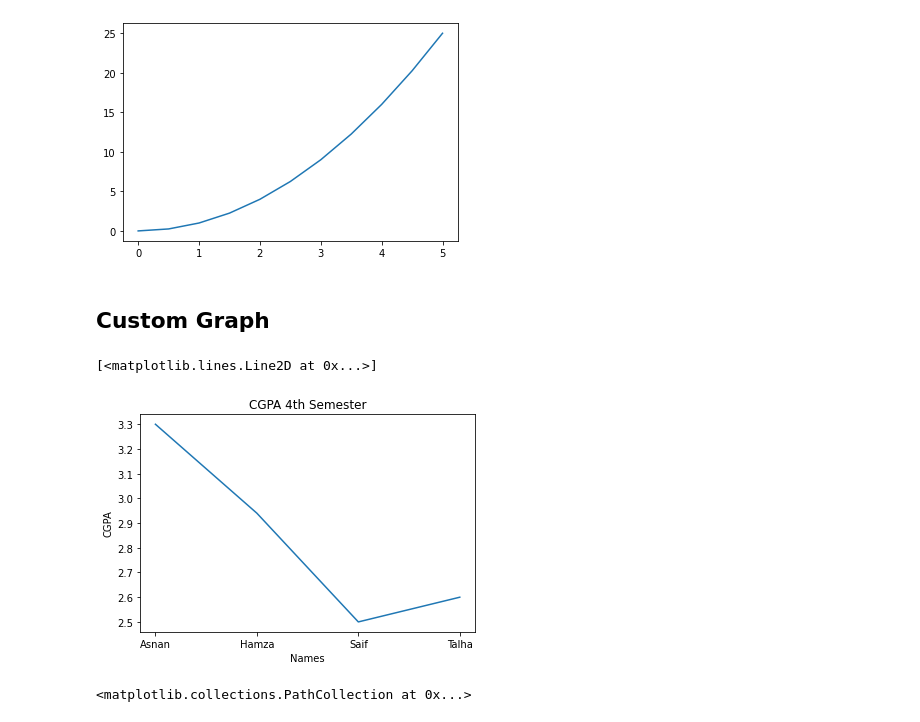
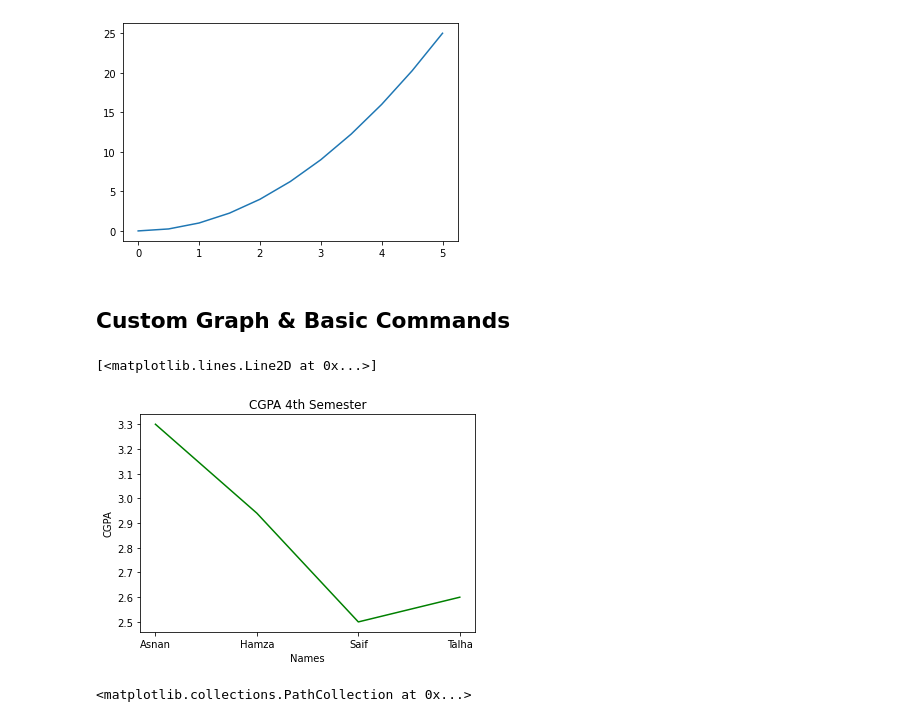
Before and after one commit to mhmzdev/AI-ML_Course_py_files, a Jupyter notebook: 7. Intro to Matplotlib & Graphing.ipynb, the cells around one changed output. Saved outputs shown, nothing was run; the diff lists cells and outputs as text; code cells hidden in the pictures.

```diff
--- a/7. Intro to Matplotlib & Graphing.ipynb
+++ b/7. Intro to Matplotlib & Graphing.ipynb
@@ -31,7 +31,7 @@ plt.plot(x, y)
 [<matplotlib.lines.Line2D at 0x...>]
 [figure]
 # %% [markdown]
-## Custom Graph
+## Custom Graph & Basic Commands
 # %%
 # values on x & y axis
 names = ['Asnan','Hamza','Saif','Talha']
@@ -39,16 +39,17 @@ gpa = [3.3,2.94,2.5,2.6]
 # %%
 # title
 plt.title("CGPA 4th Semester")
 
 # label the axis
 plt.xlabel("Names")
 plt.ylabel("CGPA")
 
 # plotting the graph
-plt.plot(names, gpa)
+# color ==> RGB
+plt.plot(names, gpa, 'g') # 'g' is green color
 # %% [output]
 [<matplotlib.lines.Line2D at 0x...>]
-[figure, old version]
+[figure, new version]
 # %%
 # other attributes works the same way
 plt.scatter(names, gpa)
```
Also changed, not shown: parts of 13 cells of this notebook.
